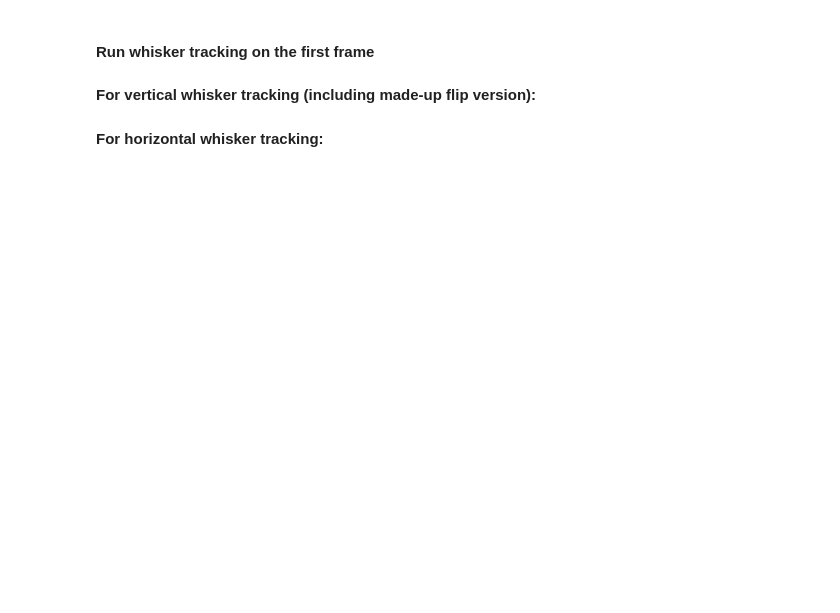
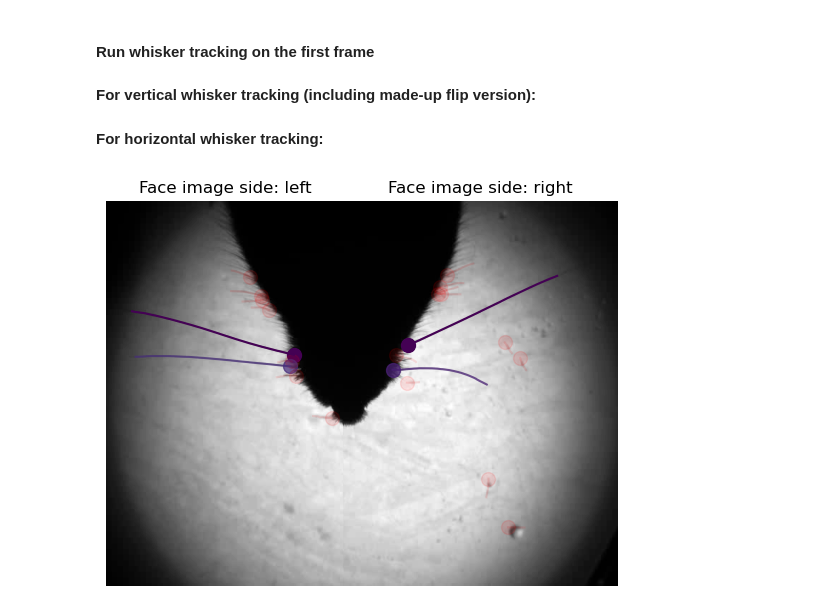
Before and after one commit to vncntprvst/whisker_pipeline, a Jupyter notebook: Python/notebooks/plot_first_frame.ipynb, the cells around one changed output. Saved outputs shown, nothing was run; the diff lists cells and outputs as text; code cells hidden in the pictures; blank space fills up the shorter version.

```diff
--- a/Python/notebooks/plot_first_frame.ipynb
+++ b/Python/notebooks/plot_first_frame.ipynb
@@ -350,7 +365,7 @@ wmeas['left']
 # as sanity check, for each whisker, (on each side), compute whisker length and compare to the length in the measurements file
 # Initialize the dictionaries to store the whisker lengths for each side
 whisker_lengths, whisker_lengths_meas = {}, {}
-for im_side in side_types:
+for im_side in im_side_types:
     # Initialize lists for this side if they don't exist yet
     if im_side not in whisker_lengths:
         whisker_lengths[im_side] = []
@@ -362,16 +377,23 @@ for im_side in side_types:
             whisker_lengths[im_side].append(whisker_length)
 
 # Compare whisker lengths to lengths in measurements file
-for im_side in side_types:
+for im_side in im_side_types:
     if im_side not in whisker_lengths_meas:
         whisker_lengths_meas[im_side] = []
+    # # Get whisker lengths from measurements file
+    #  # Sort the whisker lengths according to the sorted indices
+    # sorted_indices = np.argsort(wmeas[im_side]['label'])
+    # whisker_lengths_meas[im_side].append(np.array(wmeas[im_side]['length'])[sorted_indices])
+
+    # # Compare whisker lengths
+    # whisker_lengths_diff = np.array(whisker_lengths[im_side]) - np.array(whisker_lengths_meas[im_side])
+
     # Get whisker lengths from measurements file
-     # Sort the whisker lengths according to the sorted indices
     sorted_indices = np.argsort(wmeas[im_side]['label'])
-    whisker_lengths_meas[im_side].append(np.array(wmeas[im_side]['length'])[sorted_indices])
+    whisker_lengths_meas[im_side] = np.array(wmeas[im_side]['length'])[sorted_indices]
 
     # Compare whisker lengths
-    whisker_lengths_diff = np.array(whisker_lengths[im_side]) - np.array(whisker_lengths_meas[im_side])
+    whisker_lengths_diff = np.array(whisker_lengths[im_side]) - whisker_lengths_meas[im_side]
 
     print(f"Mean difference in whisker lengths for {im_side} face side: {np.mean(whisker_lengths_diff)}")
     print(f"Max difference in whisker lengths for {im_side} face side: {np.max(np.abs(whisker_lengths_diff))}")
@@ -383,7 +405,7 @@ print( np.array(whisker_lengths_meas[im_side]))
 #  print 'score' for each whisker from measurements data (wmeas), for each side. again, resort by labels
 # Initialize the dictionaries to store the whisker scores for each side
 whisker_scores = {}
-for im_side in side_types:
+for im_side in im_side_types:
     # Initialize lists for this side if they don't exist yet
     if im_side not in whisker_scores:
         whisker_scores[im_side] = []
@@ -392,27 +414,27 @@ for im_side in side_types:
     whisker_scores[im_side].append(np.array(wmeas[im_side]['score'])[sorted_indices])
 
 # Print whisker scores
-for im_side in side_types:
+for im_side in im_side_types:
     print(f"Whisker lengths and scores for {im_side} image side:")
 
     for length, score in zip(whisker_lengths[im_side], whisker_scores[im_side][0]):
         print(f"{length}, {score}")
 # %%
 # Normalize the scores to be between 0 and 1
-for im_side in side_types:
+for im_side in im_side_types:
     whisker_scores[im_side] = np.array(whisker_scores[im_side][0])
     whisker_scores[im_side] = (whisker_scores[im_side] - np.min(whisker_scores[im_side])) / (np.max(whisker_scores[im_side]) - np.min(whisker_scores[im_side]))
 # %%
 # define image orientation
-if 'top' in side_types or 'bottom' in side_types:
+if 'top' in im_side_types or 'bottom' in im_side_types:
     im_orientation = 'horizontal'
-elif 'left' in side_types or 'right' in side_types:
+elif 'left' in im_side_types or 'right' in im_side_types:
     im_orientation = 'vertical'
 
 # Get follicles
 
 follicle_x, follicle_y = {}, {}
-for im_side in side_types:
+for im_side in im_side_types:
     # Initialize lists for this side if they don't exist yet
     if im_side not in follicle_x:
         follicle_x[im_side] = []
@@ -427,14 +449,14 @@ for im_side in side_types:
         follicle_y[im_side].append(np.array(wmeas[im_side]['follicle_y'])[sorted_indices])
 
 # Flatten the lists
-for im_side in side_types:
+for im_side in im_side_types:
     follicle_x[im_side] = np.concatenate(follicle_x[im_side])
     follicle_y[im_side] = np.concatenate(follicle_y[im_side])
 # %%
 # define image orientation
-if 'top' in side_types or 'bottom' in side_types:
+if 'top' in im_side_types or 'bottom' in im_side_types:
     im_orientation = 'horizontal'
-elif 'left' in side_types or 'right' in side_types:
+elif 'left' in im_side_types or 'right' in im_side_types:
     im_orientation = 'vertical'
 
 # Plot whiskers on each image
@@ -447,7 +469,7 @@ elif im_orientation == 'horizontal':
     # Remove space between subplots
     plt.subplots_adjust(wspace=0, hspace=-0.05)
 
-for i, im_side in enumerate(side_types):
+for i, im_side in enumerate(im_side_types):
     if im_orientation == 'vertical':
         if direction == 'north':
             ax[i].imshow(image_halves[i], cmap='gray')
@@ -499,33 +521,35 @@ for i, im_side in enumerate(side_types):
             alpha_level = 0.1
             # print(f"Whisker ID {whisker_id} for {side} face side has a score of {whisker_scores[side][whisker_id]}.")
         else:
             alpha_level = score
         # alpha_level = 1
         if im_orientation == 'vertical':
             if direction == 'north':
                 ax[i].plot(whisker_x, whisker_y, color=color, alpha=alpha_level)
             elif direction == 'south':
                 ax[-(i+1)].plot(whisker_x, whisker_y, color=color, alpha=alpha_level)
         elif im_orientation == 'horizontal':
             if direction == 'east':
                 ax[i].plot(whisker_x, whisker_y, color=color, alpha=alpha_level)
             elif direction == 'west':
                 ax[-(i+1)].plot(whisker_x, whisker_y, color=color, alpha=alpha_level)
 
     if im_orientation == 'vertical':
         ax[-(i+1)].axis('off')
         ax[-(i+1)].set_title(f"Face image side: {im_side}")
     elif im_orientation == 'horizontal':
         # ax[i].axis('off')
         ax[-(i+1)].axis('off')
         if i == 1:
             # ax[i].set_title(f"Face image side: {im_side}")
             ax[-(i+1)].set_title(f"Face image side: {im_side}")
         elif i == 0:
             # ax[i].text(0.5, -0.1, f"Face side: {im_side}", size=12, ha="center", transform=ax[i].transAxes)
             ax[-(i+1)].text(0.5, -0.1, f"Face side: {im_side}", size=12, ha="center", transform=ax[-(i+1)].transAxes)
 
 plt.show()
+# %% [output]
+[figure, added]
 # %%
 # save the figure
 output_file = output_dir / f'{base_name}_first_frame_{im_side}_{direction}_whiskers_scores.png'
```
Also changed, not shown: parts of 13 cells of this notebook, 4 other files.
